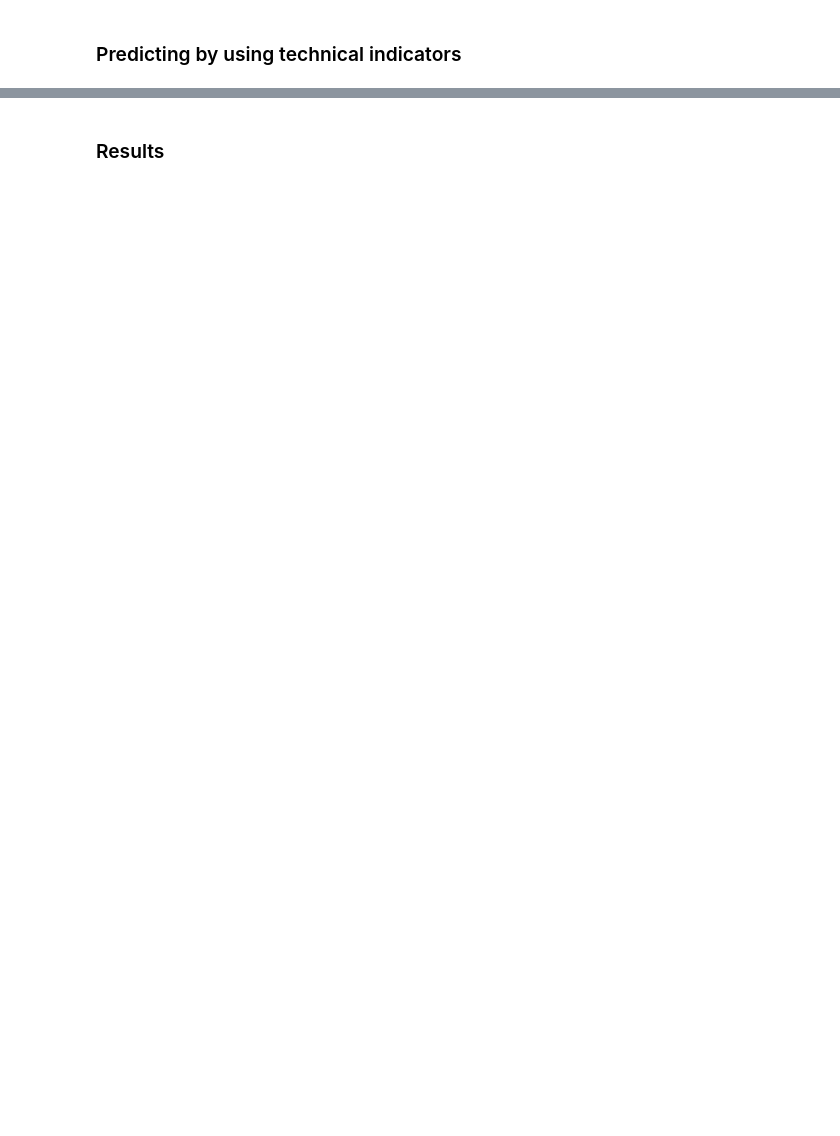
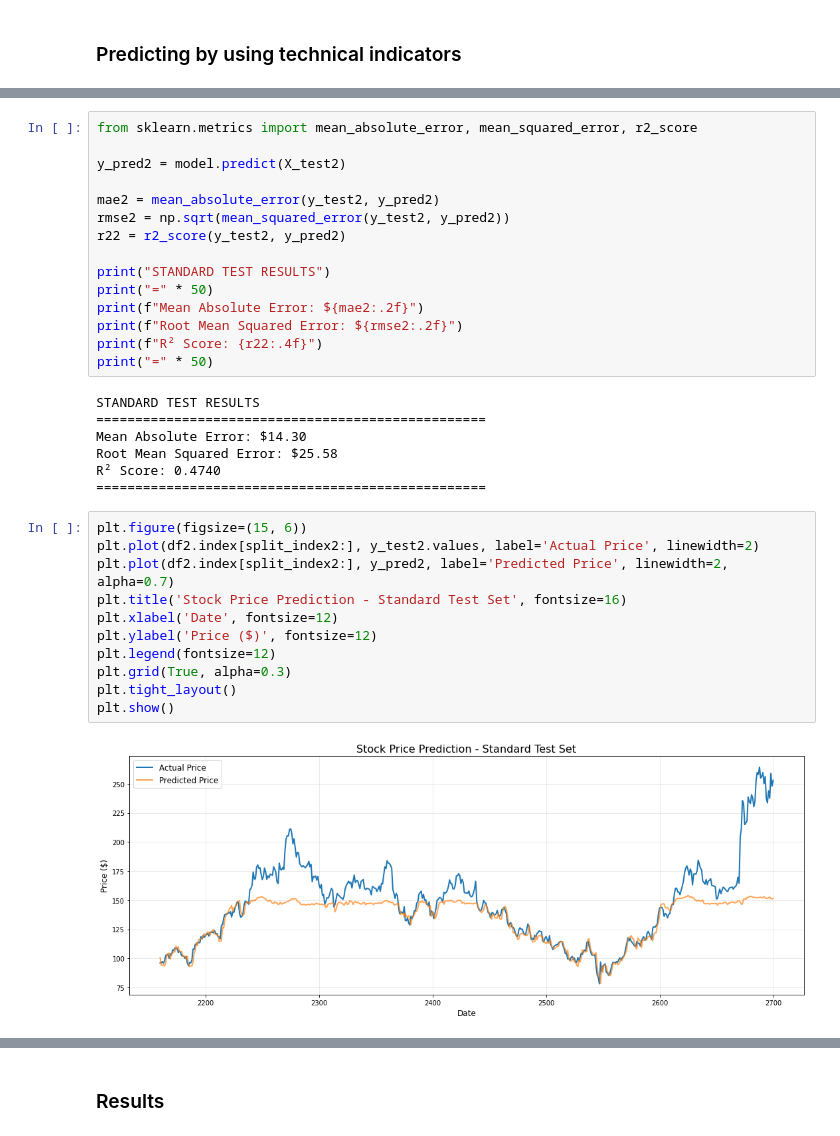
Before and after one commit to therealturb0duckz/Stock-Price-Prediction-Using-Technical-Indicators-and-Machine-Learning, a Jupyter notebook: notebooks/main.ipynb, the cells around one changed output, grey strips where cells are left out. Drawn from its saved outputs; the diff is of its cells as text; blank space fills up the shorter version.

```diff
--- a/notebooks/main.ipynb
+++ b/notebooks/main.ipynb
@@ -246,0 +282,35 @@ Data saved to ../data\amd_data.csv
+# %%
+from sklearn.metrics import mean_absolute_error, mean_squared_error, r2_score
+
+y_pred2 = model.predict(X_test2)
+
+mae2 = mean_absolute_error(y_test2, y_pred2)
+rmse2 = np.sqrt(mean_squared_error(y_test2, y_pred2))
+r22 = r2_score(y_test2, y_pred2)
+
+print("STANDARD TEST RESULTS")
+print("=" * 50)
+print(f"Mean Absolute Error: ${mae2:.2f}")
+print(f"Root Mean Squared Error: ${rmse2:.2f}")
+print(f"R² Score: {r22:.4f}")
+print("=" * 50)
+# %% [output]
+STANDARD TEST RESULTS
+==================================================
+Mean Absolute Error: $14.30
+Root Mean Squared Error: $25.58
+R² Score: 0.4740
+==================================================
+# %%
+plt.figure(figsize=(15, 6))
+plt.plot(df2.index[split_index2:], y_test2.values, label='Actual Price', linewidth=2)
+plt.plot(df2.index[split_index2:], y_pred2, label='Predicted Price', linewidth=2, alpha=0.7)
+plt.title('Stock Price Prediction - Standard Test Set', fontsize=16)
+plt.xlabel('Date', fontsize=12)
+plt.ylabel('Price ($)', fontsize=12)
+plt.legend(fontsize=12)
+plt.grid(True, alpha=0.3)
+plt.tight_layout()
+plt.show()
+# %% [output]
+[figure, added]
```
Also changed, not shown: parts of 46 cells of this notebook, 4 other files.
